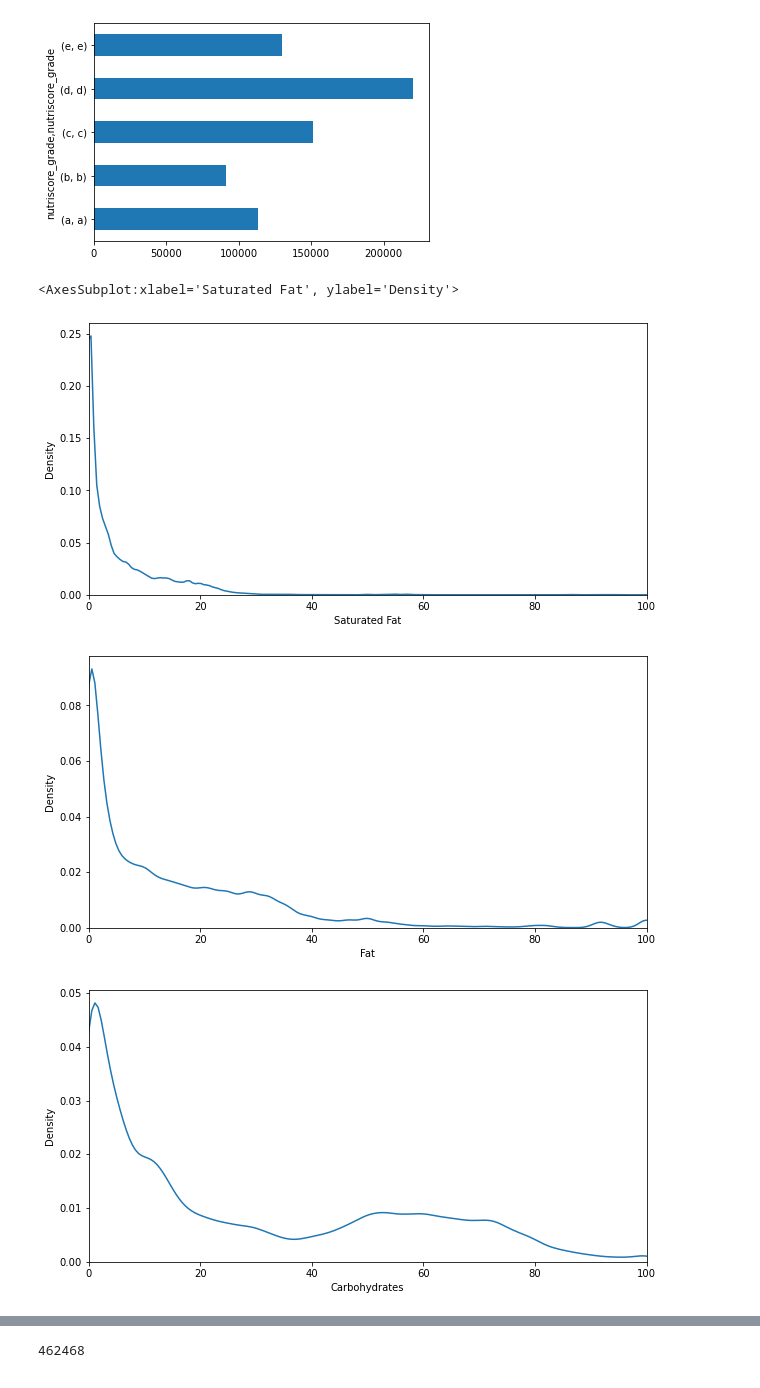
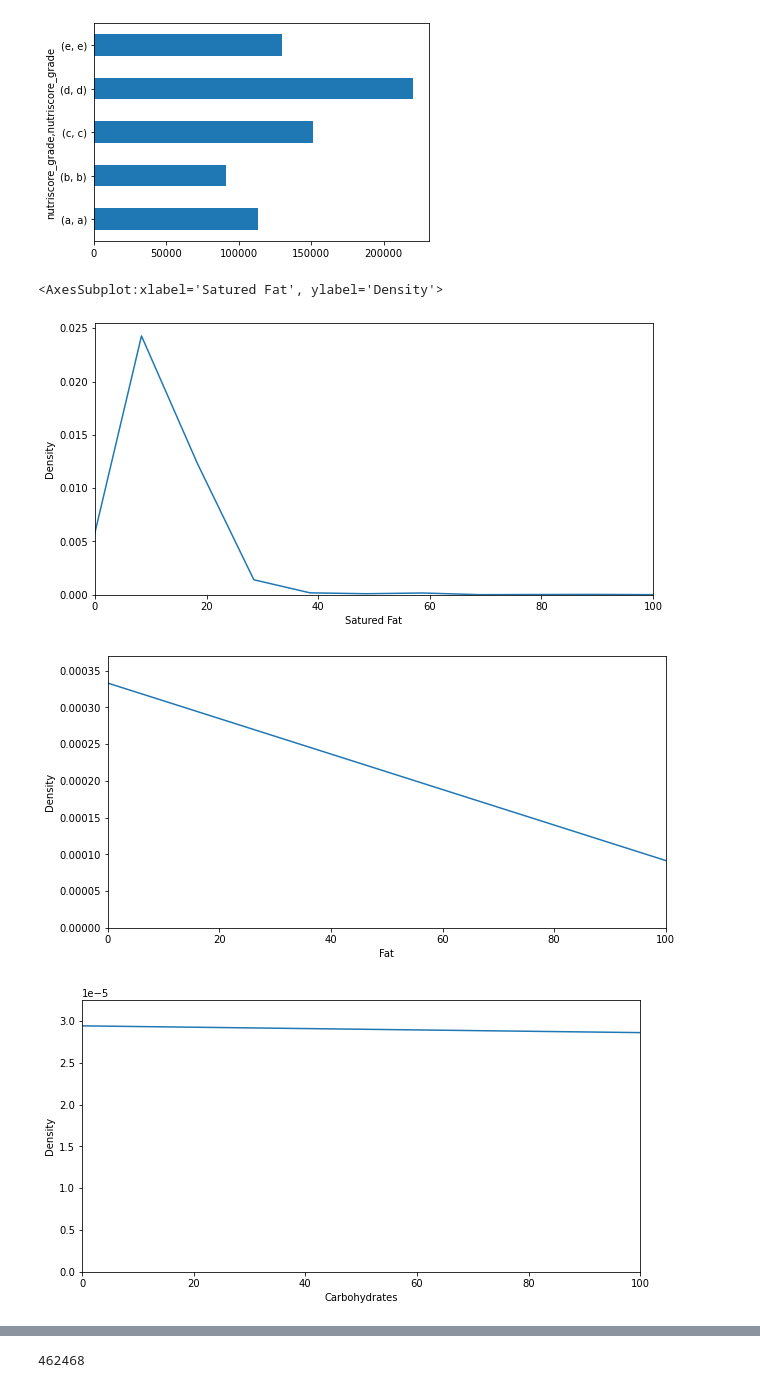
Before and after one commit to benprieur/Jupyter, a Jupyter notebook: Projet 2.ipynb, the cells around one changed output, grey strips where cells are left out. Drawn from its saved outputs; the diff is of its cells as text; code cells hidden in the pictures.

```diff
--- a/Projet 2.ipynb
+++ b/Projet 2.ipynb
@@ -87,37 +87,32 @@ import seaborn as sns
 
 plt.figure(figsize=(10,5))
 plt.xlim(0,100)
-plt.xlabel('Saturated Fat')
+plt.xlabel('Satured Fat')
 plt.ylabel('Density')
-dft = df_nutriscore
-dft['saturated'] = dft['saturated-fat_100g']
-dft = dft.query("saturated >= 0 and saturated <= 100")
-sns.kdeplot(dft['saturated'])
+sns.kdeplot(df_nutriscore['saturated-fat_100g'])
 # %% [output]
-<AxesSubplot:xlabel='Saturated Fat', ylabel='Density'>
+<AxesSubplot:xlabel='Satured Fat', ylabel='Density'>
-[figure, old version]
+[figure, new version]
 # %%
 import seaborn as sns
 plt.figure(figsize=(10,5))
 plt.xlim(0,100)
 plt.xlabel('Fat')
 plt.ylabel('Density')
-dft = df_nutriscore.query("fat_100g >= 0 and fat_100g <= 100")
-sns.kdeplot(dft['fat_100g'])
+sns.kdeplot(df_nutriscore['fat_100g'])
 plt.show()
 # %% [output]
-[figure, old version]
+[figure, new version]
 # %%
 import seaborn as sns
 plt.figure(figsize=(10,5))
 plt.xlim(0,100)
 plt.xlabel('Carbohydrates')
 plt.ylabel('Density')
-dft = df_nutriscore.query("carbohydrates_100g >= 0 and carbohydrates_100g <= 100")
-sns.kdeplot(dft['carbohydrates_100g'])
+sns.kdeplot(df_nutriscore['carbohydrates_100g'])
 plt.show()
 # %% [output]
-[figure, old version]
+[figure, new version]
 # %%
 import seaborn as sns
 plt.figure(figsize=(10,5))
```
Also changed, not shown: parts of 28 cells of this notebook.
